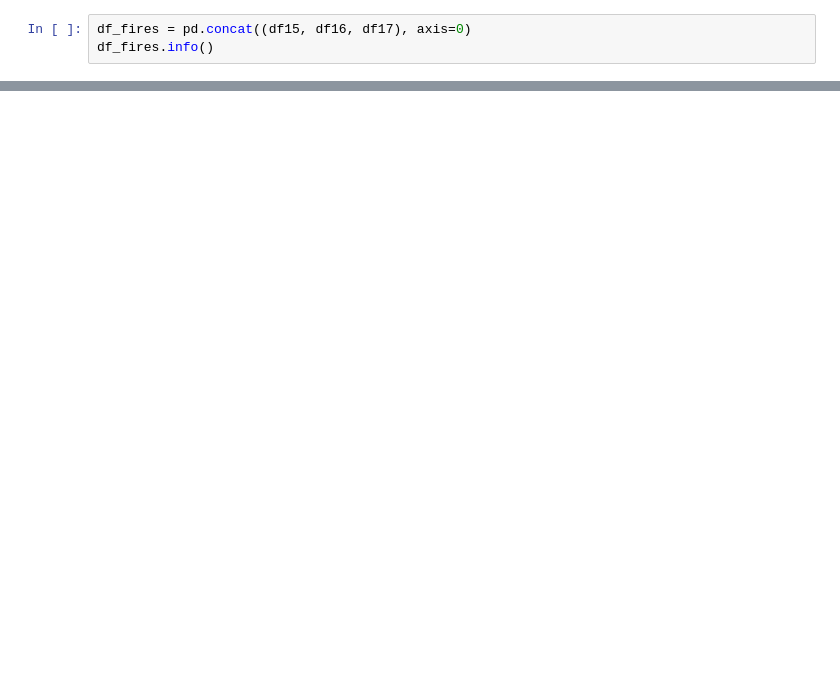
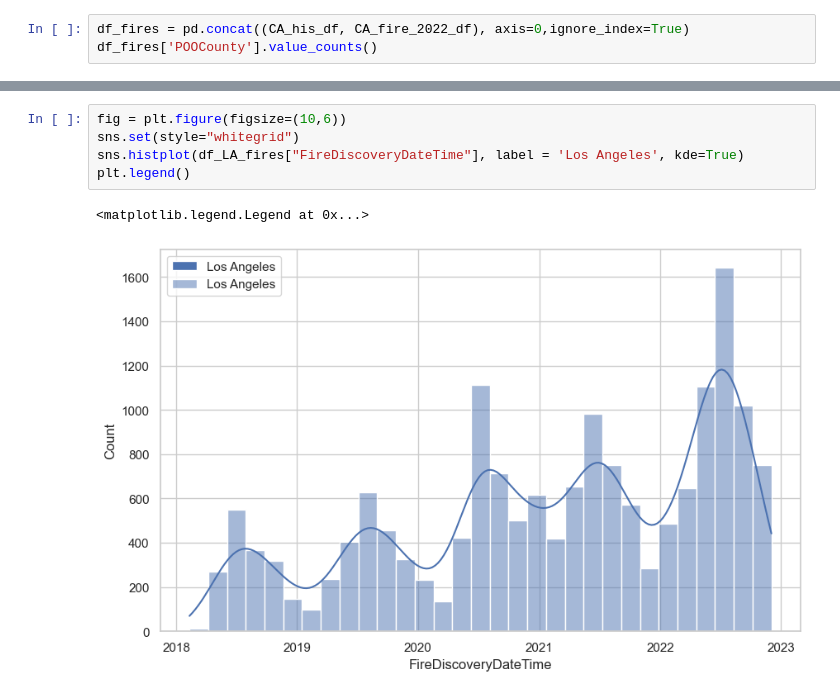
Before and after one commit to Cecilia05-sf/CS5002_Final_Project, a Jupyter notebook: final_project.ipynb, the cells around one changed output, grey strips where cells are left out. Cells and saved outputs as stored; diff of their text form; blank space fills up the shorter version.

```diff
--- a/final_project.ipynb
+++ b/final_project.ipynb
@@ -58,4 +107,4 @@ Index(['YEAR', 'STATE', 'UNIT_ID', 'FIRE_NAME', 'AGENCY', 'C_METHOD', 'CAUSE',
 # %%
-df_fires = pd.concat((df15, df16, df17), axis=0)
-df_fires.info()
+df_fires = pd.concat((CA_his_df, CA_fire_2022_df), axis=0,ignore_index=True)
+df_fires['POOCounty'].value_counts()
 # %% [output]
@@ -93 +144,9 @@ df_fires.describe().transpose()
+# %%
+fig = plt.figure(figsize=(10,6))
+sns.set(style="whitegrid")
+sns.histplot(df_LA_fires["FireDiscoveryDateTime"], label = 'Los Angeles', kde=True)
+plt.legend()
+# %% [output]
+<matplotlib.legend.Legend at 0x...>
+[figure, added]
 # %%
```
Also changed, not shown: parts of 32 cells of this notebook, 4 other files.
